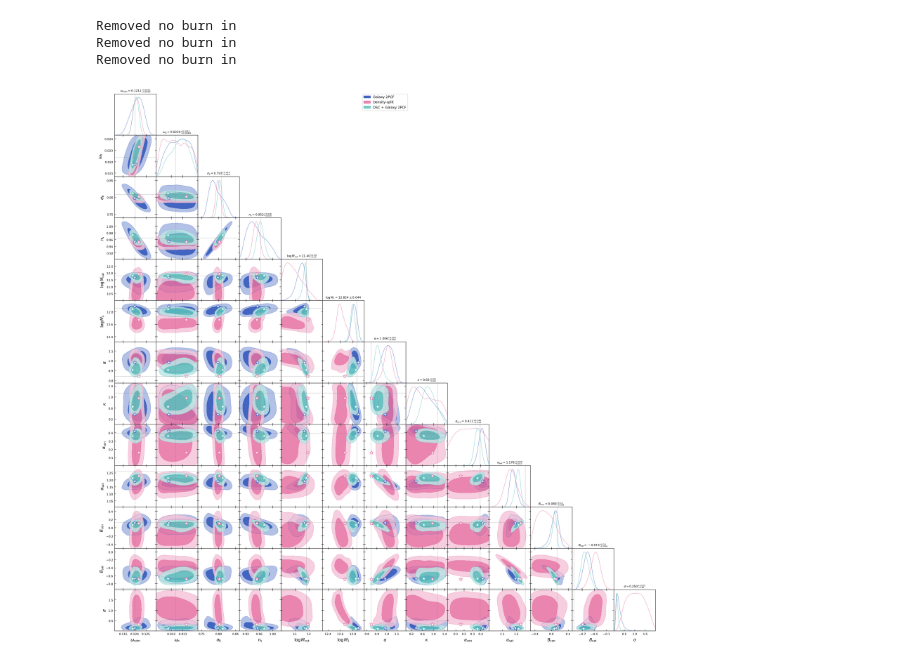
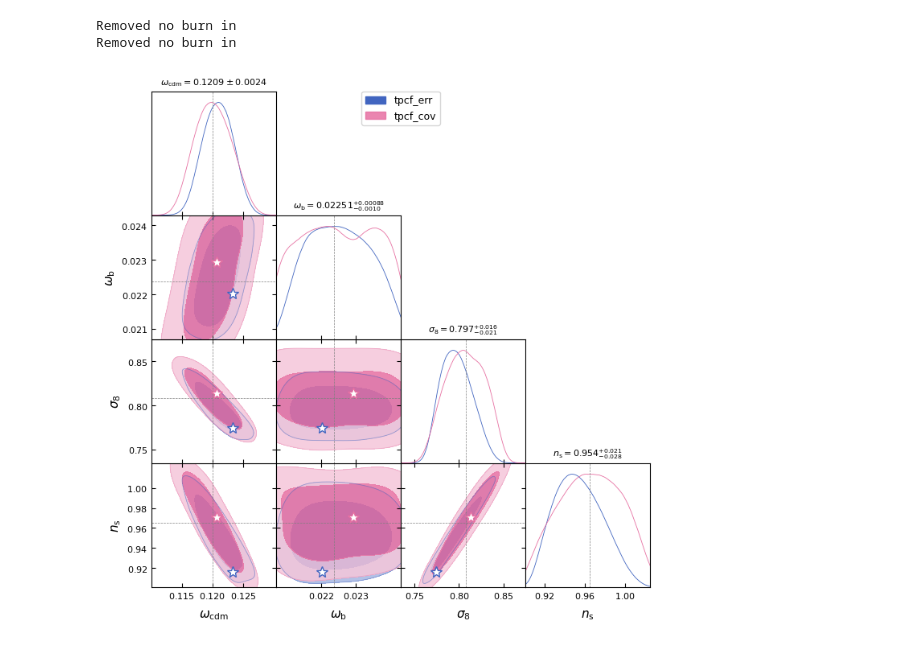
Before and after one commit to epaillas/acm, a Jupyter notebook: projects/bgs/inference/control_plots.ipynb, the cells around one changed output. Saved outputs shown, nothing was run; the diff lists cells and outputs as text; code cells hidden in the pictures.

Commit message:
Add params to triangle_plot to allow plotted parameters selection

```diff
--- a/projects/bgs/inference/control_plots.ipynb
+++ b/projects/bgs/inference/control_plots.ipynb
@@ -1,21 +1,22 @@
 # %%
 import matplotlib.pyplot as plt
 %matplotlib inline
 from control_plots import ControlPlots
 from acm.data.default import labels_stats as label_dict
 colors = ["#4165c0", "#e770a2", "#5ac3be", "#696969", "#f79a1e", "#ba7dcd"]
 
 object = ControlPlots()
 
-chain_dir = '/pscratch/sd/s/sbouchar/acm/old/fits_bgs/pocomc/c000_hod096/'
+chain_dir = '/pscratch/sd/s/sbouchar/acm/bgs/chains/squared_error/c000_hod096/'
 chain = object.load_chain(chain_dir + 'tpcf_chain.npy', label='tpcf')
 chain = object.load_chain(chain_dir + 'dsc_conf_chain.npy', label='dsc_conf')
 chain = object.load_chain(chain_dir + 'tpcf+dsc_conf_chain.npy', label='tpcf+dsc_conf')
 
-object.plot_triangle(add_bestfit=True, markers=chain['markers'], title_limit=1, filled=True, colors=colors, label_dict=label_dict)
+cosmo_params = ['omega_cdm', 'omega_b', 'sigma8_m', 'n_s']#, 'nrun', 'N_ur', 'w0_fld', 'wa_fld']
+hod_params = ['logM_cut', 'logM_1', 'alpha', 'kappa', 'alpha_c', 'alpha_s', 'B_cen', 'B_sat', 'sigma']
+g = object.plot_triangle(add_bestfit=True, markers=chain['markers'], title_limit=1, filled=True, colors=colors, label_dict=label_dict, params=cosmo_params)
 plt.show();
 # %% [output]
 Removed no burn in
 Removed no burn in
-Removed no burn in
-[figure, old version]
+[figure, new version]
```
Also changed, not shown: 2 other files.
